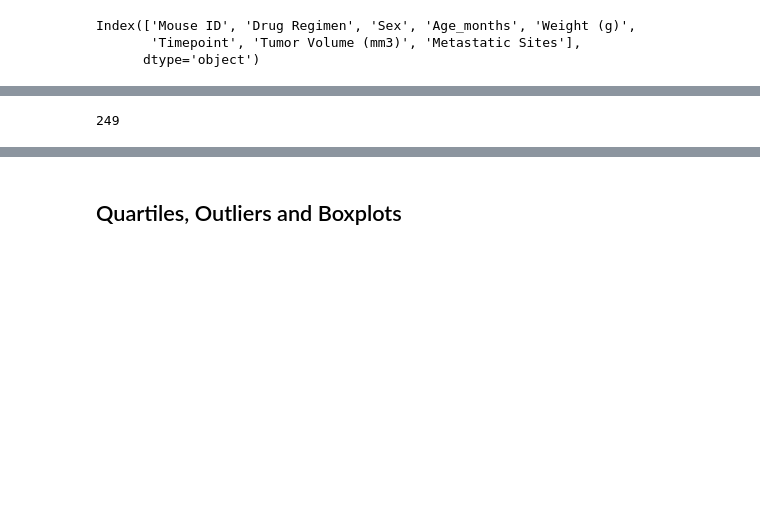
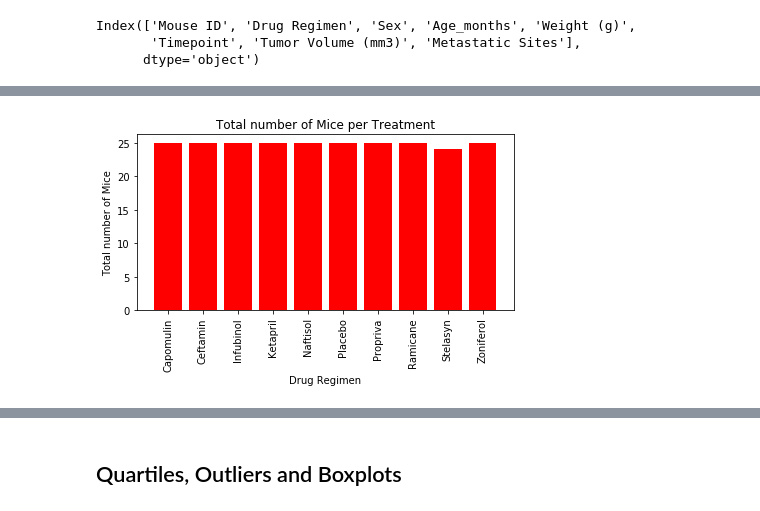
Before and after one commit to UoT-Bootcamp/Python-Matplotlib-Challenge, a Jupyter notebook: 05-Matplotlib_Homework_Instructions_Pymaceuticals_pymaceuticals_starter.ipynb, the cells around one changed output, grey strips where cells are left out. Cells and saved outputs as stored; diff of their text form; code cells hidden in the pictures; blank space fills up the shorter version.

```diff
--- a/05-Matplotlib_Homework_Instructions_Pymaceuticals_pymaceuticals_starter.ipynb
+++ b/05-Matplotlib_Homework_Instructions_Pymaceuticals_pymaceuticals_starter.ipynb
@@ -125,10 +136,19 @@ group_mice_treatment.plot(kind = "bar", figsize = (10, 2))
 # %%
 # Generate a bar plot showing the total number of mice for each treatment throughout the course of the study using pyplot.
-x_axis = clean_mouse_study_df["Drug Regimen"].unique()
 
-y_axis = clean_mouse_study_df["Mouse ID"].count()
-y_axis
+x_axis = np.arange(0, len(new_mice_treatment["Drug Regimen"]))
+
+tick_name = new_mice_treatment["Drug Regimen"].unique()
+
+plt.bar(x_axis, new_mice_treatment["Mouse ID"], color = "red", align = "center")
+plt.xticks(x_axis, tick_name, rotation = "vertical")
+# plt.figure(figsize=(10,4))
+plt.title("Total number of Mice per Treatment")
+plt.xlabel("Drug Regimen")
+plt.ylabel("Total number of Mice")
+plt.tight_layout()
+plt.show()
 # %% [output]
-249
+[figure, added]
 # %%
 # Generate a pie plot showing the distribution of female versus male mice using pandas
```
Also changed, not shown: parts of 4 cells of this notebook.
